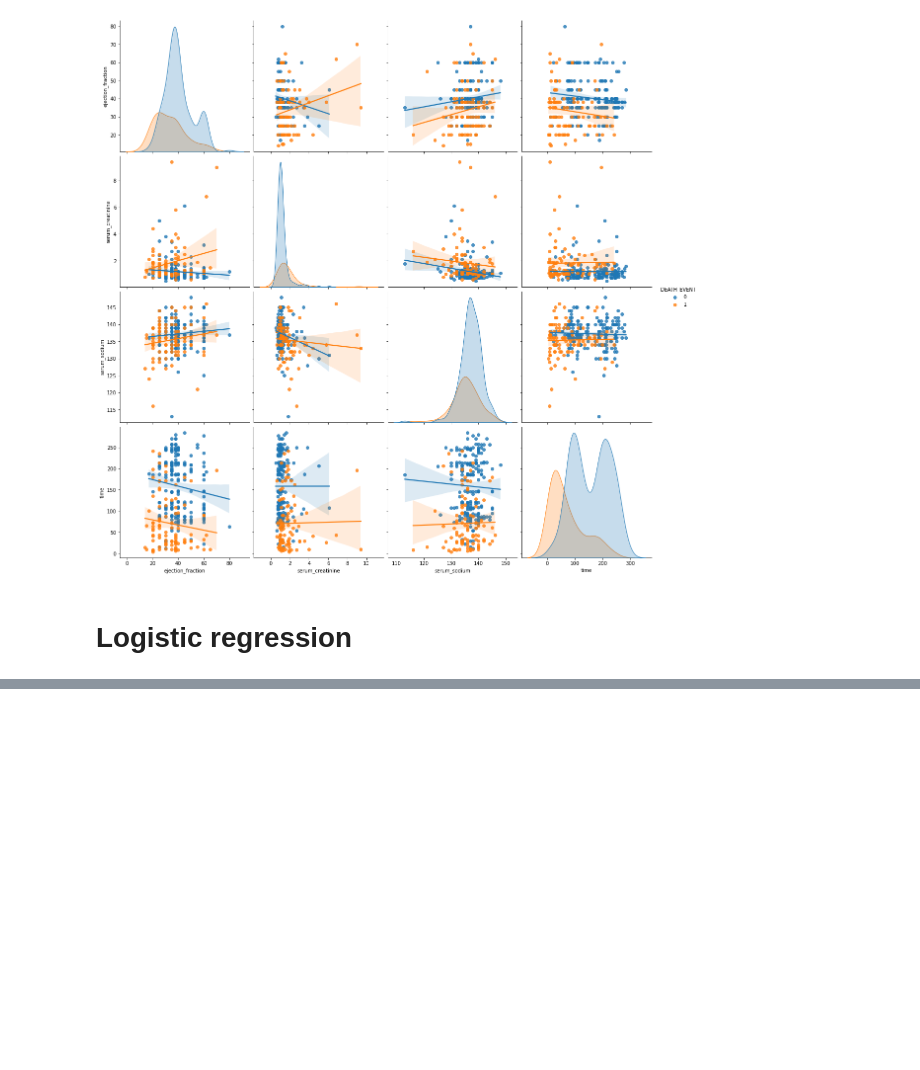
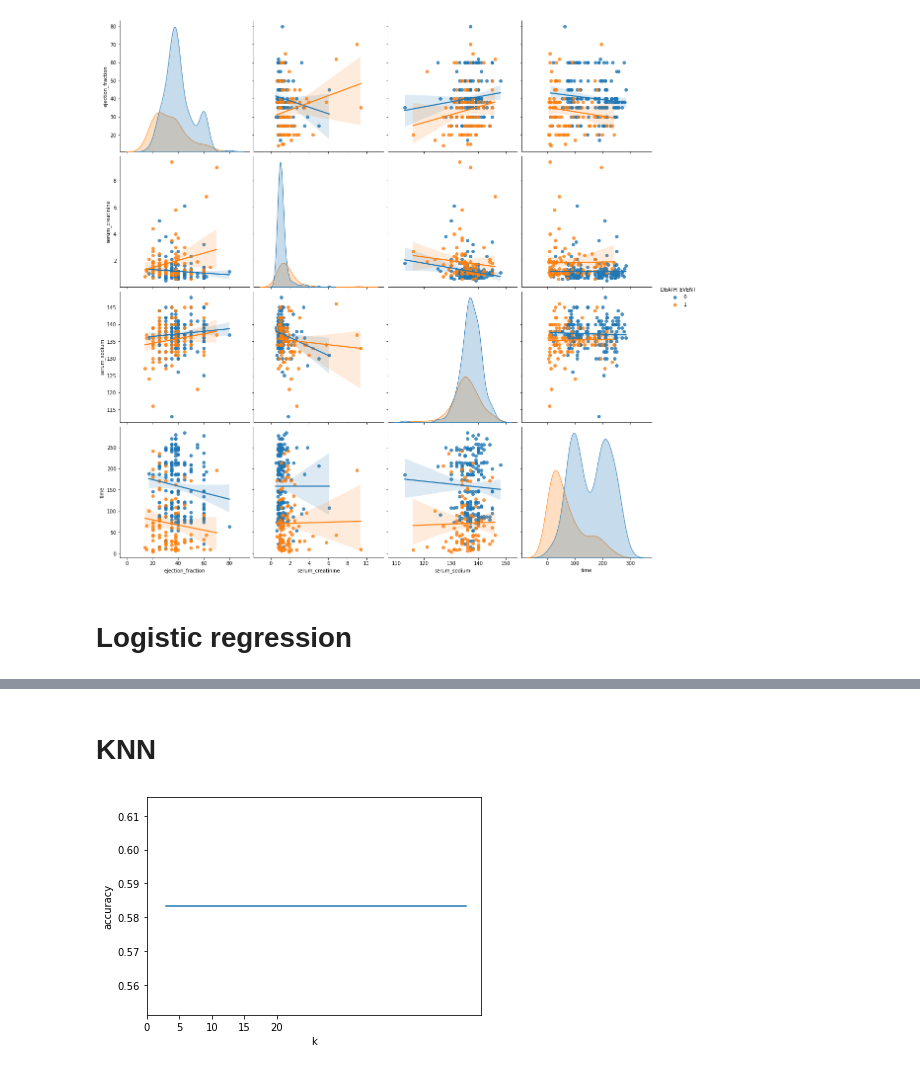
Before and after one commit to lsudupe/Heart-Failure-Prediction, a Jupyter notebook: Heart_failure.ipynb, the cells around one changed output, grey strips where cells are left out. Cells and saved outputs as stored; diff of their text form; code cells hidden in the pictures; blank space fills up the shorter version.

```diff
--- a/Heart_failure.ipynb
+++ b/Heart_failure.ipynb
@@ -152,0 +153,21 @@ array([[40,  3],
+# %% [markdown]
+# KNN
+# %%
+from sklearn.neighbors import KNeighborsClassifier
+
+# Lets get the k value
+score = []
+
+for neighbors in range(3,50):
+    classifier = KNeighborsClassifier(n_neighbors = neighbors)
+    classifier.fit(X_train, y_train)
+    y_predi = classifier.predict(X_test)
+    score.append(accuracy_score(y_test, y_predi))
+
+plt.plot(list(range(3,50)), score)
+plt.xlabel('k')
+plt.ylabel('accuracy')
+plt.xticks([0,5,10,15,20])
+plt.show()
+# %% [output]
+[figure, added]
```
Also changed, not shown: parts of 3 cells of this notebook.
